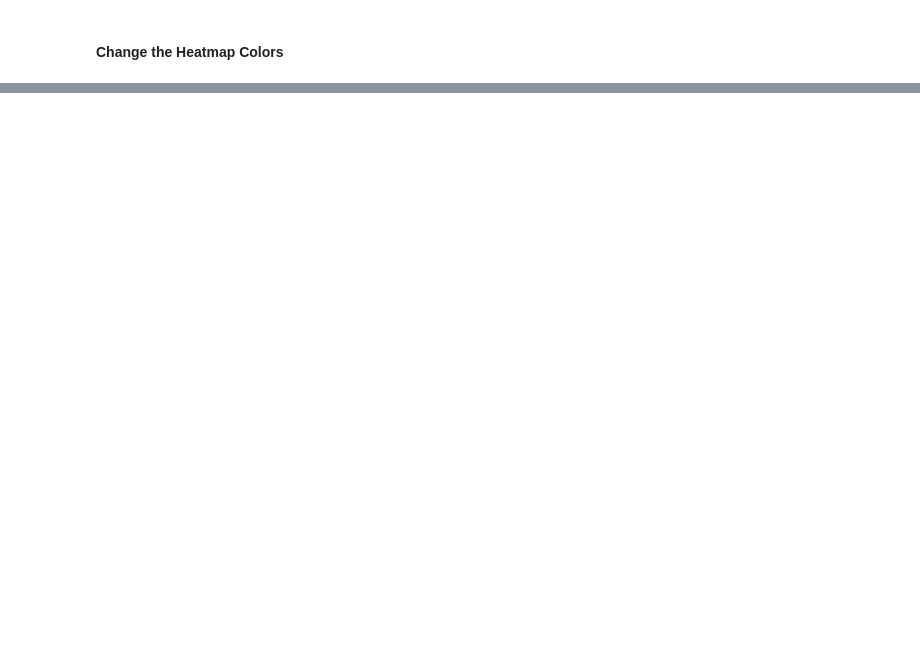
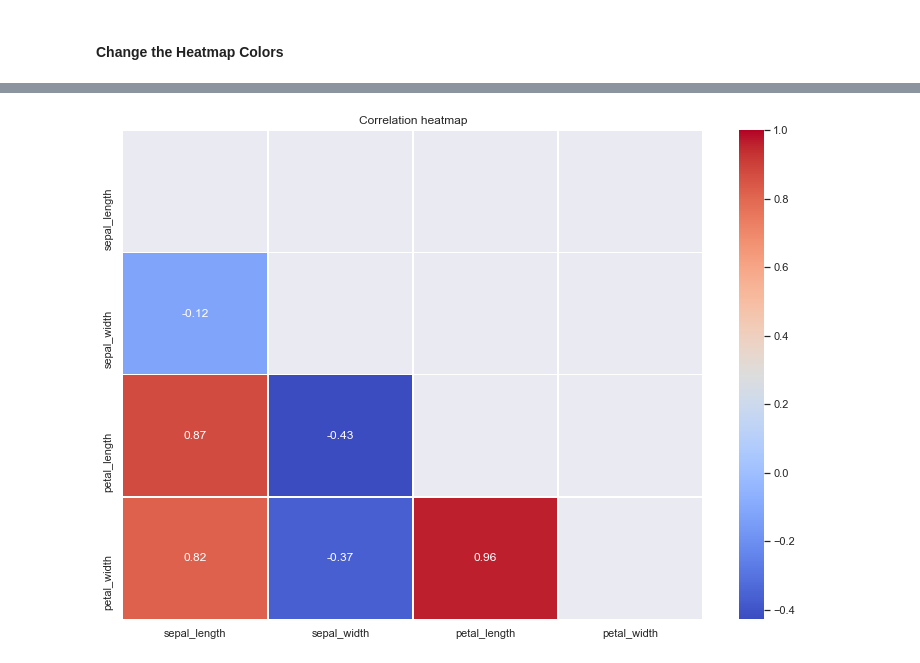
Before and after one commit to jeswingeorge/Python-DS-notes, a Jupyter notebook: Seaborn/7.Heatmap.ipynb, the cells around one changed output, grey strips where cells are left out. Saved outputs shown, nothing was run; the diff lists cells and outputs as text; code cells hidden in the pictures; blank space fills up the shorter version.

```diff
--- a/Seaborn/7.Heatmap.ipynb
+++ b/Seaborn/7.Heatmap.ipynb
@@ -191,0 +194,15 @@ sns.heatmap(iris.corr(), annot=True, linewidth = 0.5, cmap='coolwarm');
+# %%
+def generate_heatmap(df):
+    # Compute the correlation matrix
+    corr = df.corr()
+    # Generate a mask for the upper triangle
+    mask = np.triu(np.ones_like(corr, dtype=np.bool))
+    plt.figure(figsize = (13,9));
+    # Draw the heatmap with the mask
+    sns.heatmap(corr, mask=mask, cmap='coolwarm', fmt = '.2f', linewidths=.5, annot = True);
+    plt.title("Correlation heatmap");
+    return
+# %%
+generate_heatmap(iris.select_dtypes('number'))
+# %% [output]
+[figure, added]
```
Also changed, not shown: parts of 15 cells of this notebook, 1 other file.
